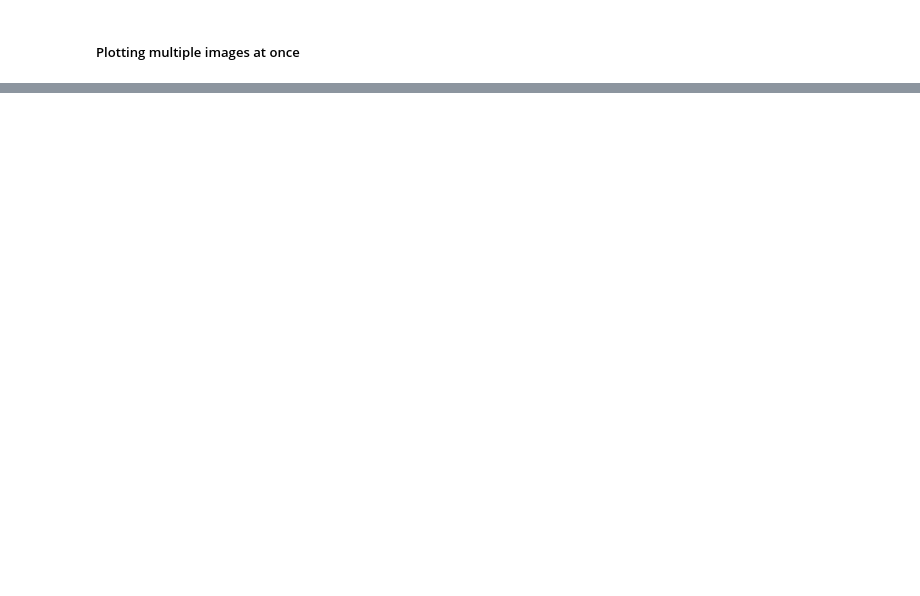
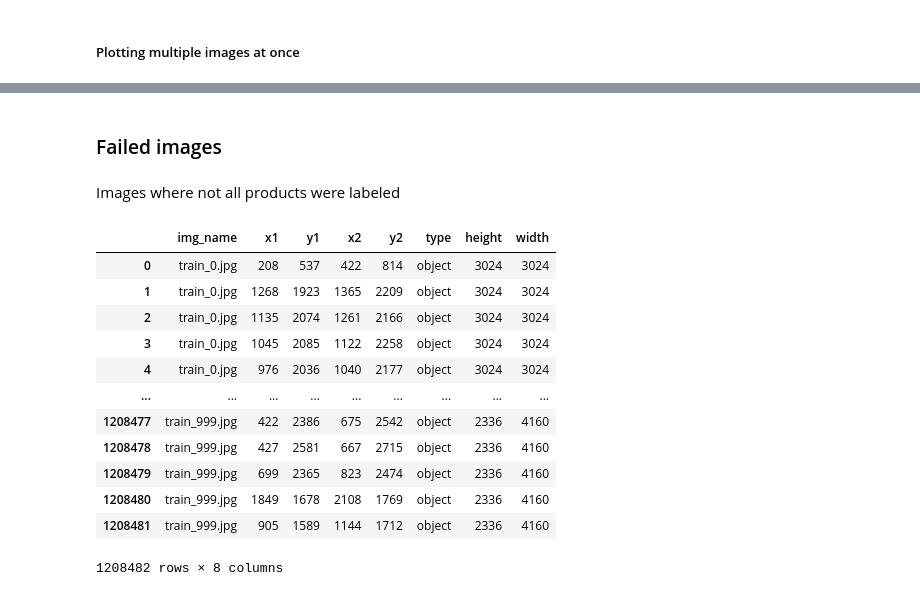
Before and after one commit to JotaCe7/Empty_Inventory_Detector, a Jupyter notebook: notebooks/EDA.ipynb, the cells around one changed output, grey strips where cells are left out. Saved outputs shown, nothing was run; the diff lists cells and outputs as text; code cells hidden in the pictures; blank space fills up the shorter version.

```diff
--- a/notebooks/EDA.ipynb
+++ b/notebooks/EDA.ipynb
@@ -36,0 +31,26 @@ for
+# %% [markdown]
+### Failed images
+# %% [markdown]
+Images where not all products were labeled
+# %%
+tags_df = pd.DataFrame()
+
+# Reading in chunks
+for chunk_df in bboxes.read_csv_chunks(chunksize=50000):
+    tags_df = pd.concat( [tags_df,chunk_df] , ignore_index = True)
+
+tags_df
+# %% [output]
+|  | img_name | x1 | y1 | x2 | y2 | type | height | width |
+| 0 | train_0.jpg | 208 | 537 | 422 | 814 | object | 3024 | 3024 |
+| 1 | train_0.jpg | 1268 | 1923 | 1365 | 2209 | object | 3024 | 3024 |
+| 2 | train_0.jpg | 1135 | 2074 | 1261 | 2166 | object | 3024 | 3024 |
+| 3 | train_0.jpg | 1045 | 2085 | 1122 | 2258 | object | 3024 | 3024 |
+| 4 | train_0.jpg | 976 | 2036 | 1040 | 2177 | object | 3024 | 3024 |
+| ... | ... | ... | ... | ... | ... | ... | ... | ... |
+| 1208477 | train_999.jpg | 422 | 2386 | 675 | 2542 | object | 2336 | 4160 |
+| 1208478 | train_999.jpg | 427 | 2581 | 667 | 2715 | object | 2336 | 4160 |
+| 1208479 | train_999.jpg | 699 | 2365 | 823 | 2474 | object | 2336 | 4160 |
+| 1208480 | train_999.jpg | 1849 | 1678 | 2108 | 1769 | object | 2336 | 4160 |
+| 1208481 | train_999.jpg | 905 | 1589 | 1144 | 1712 | object | 2336 | 4160 |
+1208482 rows × 8 columns
```
Also changed, not shown: parts of 6 cells of this notebook, 1 other file.
